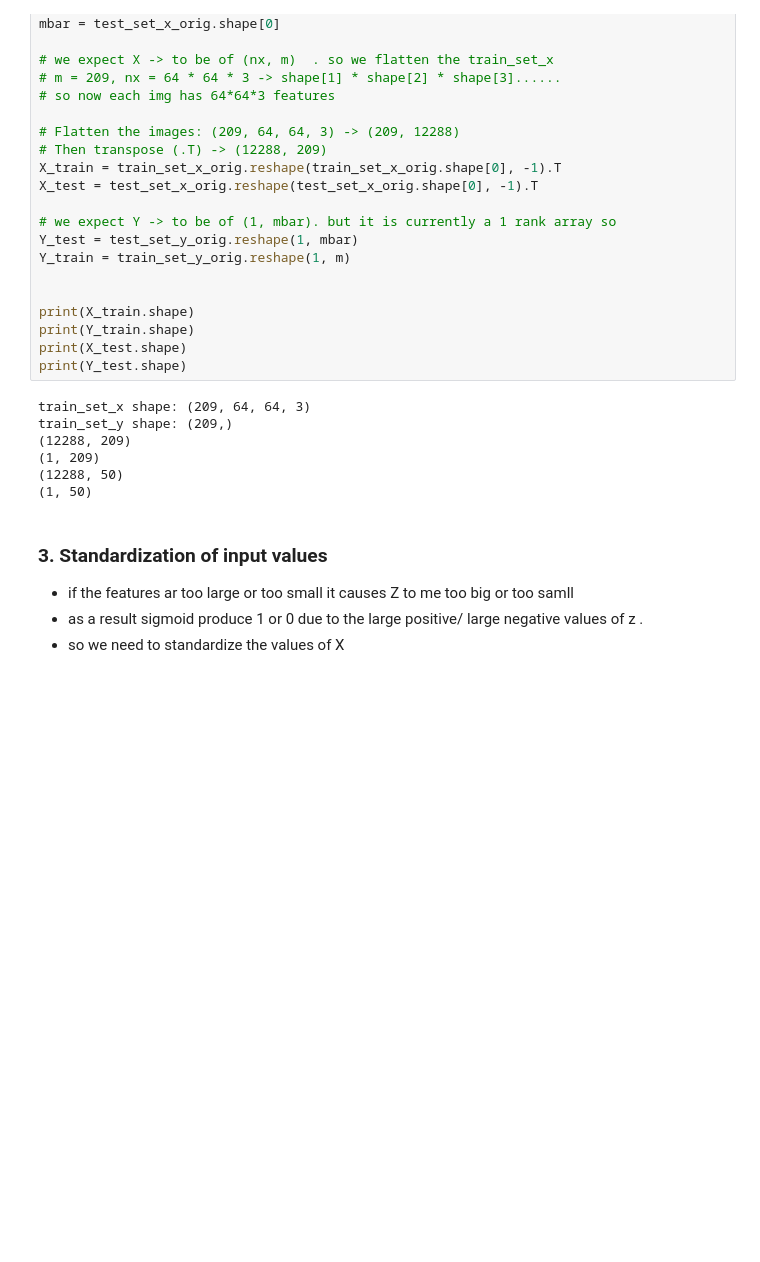
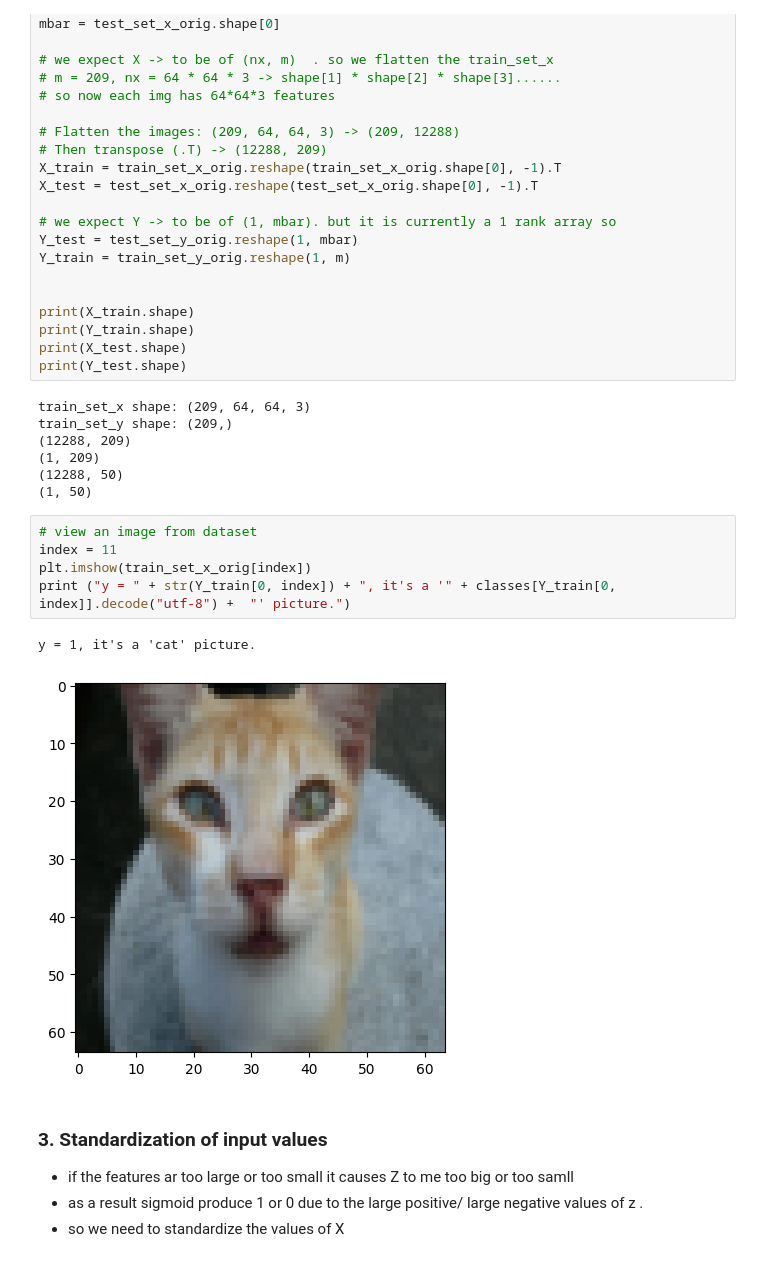
Before and after one commit to doomguy0991/dls_c, a Jupyter notebook: C1 - Neural Networks and Deep Learning/Week 2/Logistic Regression as a Neural Network/N_Logistic.ipynb, the cells around one changed output. Saved outputs shown, nothing was run; the diff lists cells and outputs as text; blank space fills up the shorter version.

```diff
--- a/C1 - Neural Networks and Deep Learning/Week 2/Logistic Regression as a Neural Network/N_Logistic.ipynb
+++ b/C1 - Neural Networks and Deep Learning/Week 2/Logistic Regression as a Neural Network/N_Logistic.ipynb
@@ -129,6 +129,14 @@ train_set_y shape: (209,)
 (1, 209)
 (12288, 50)
 (1, 50)
+# %%
+# view an image from dataset
+index = 11
+plt.imshow(train_set_x_orig[index])
+print ("y = " + str(Y_train[0, index]) + ", it's a '" + classes[Y_train[0, index]].decode("utf-8") +  "' picture.")
+# %% [output]
+y = 1, it's a 'cat' picture.
+[figure, added]
 # %% [markdown]
 ### 3. Standardization of input values
 
```
Also changed, not shown: parts of 5 cells of this notebook.
